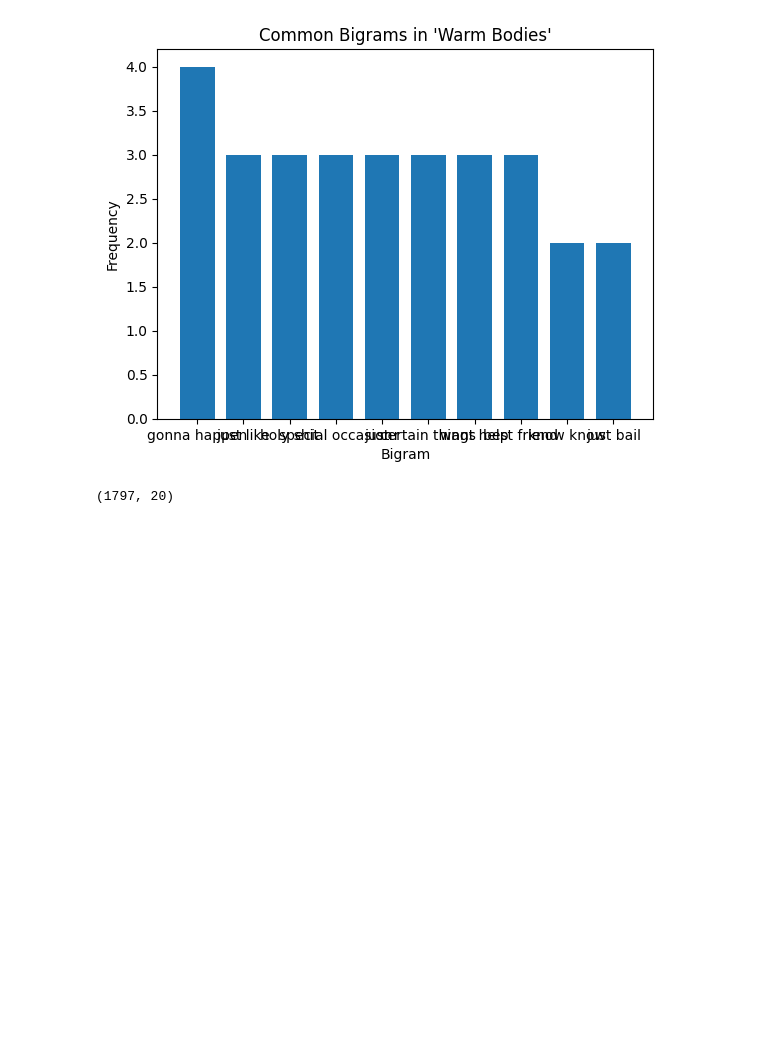
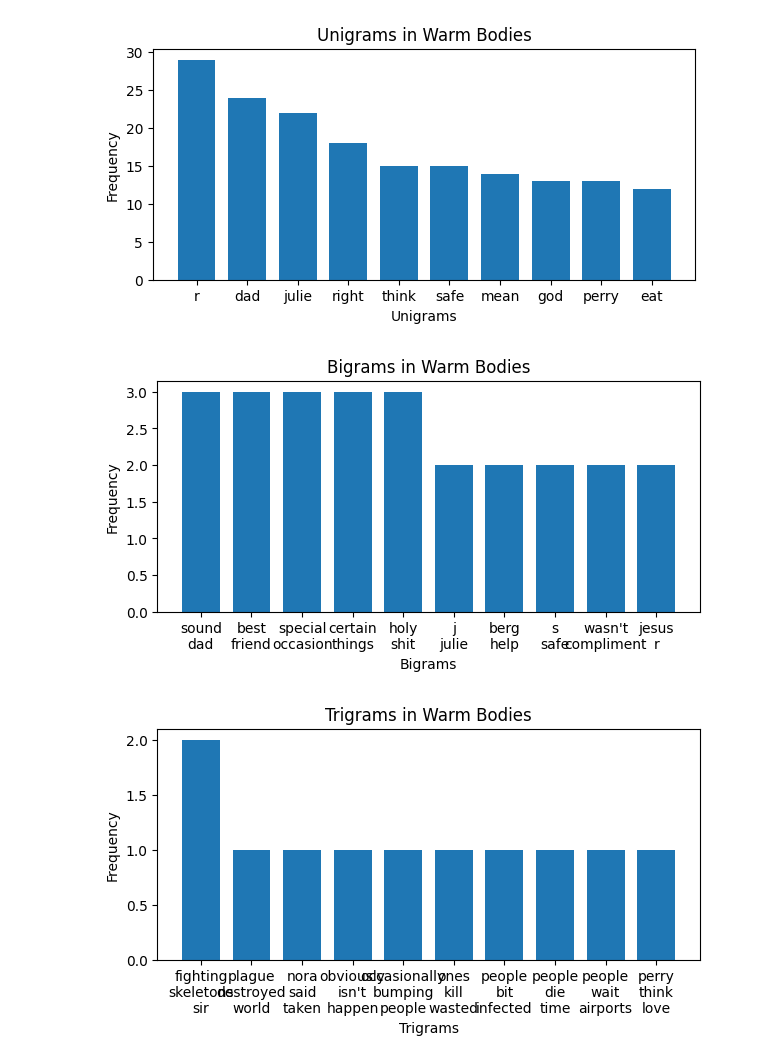
Before and after one commit to craglin/CS6140_Shakespeare_Project, a Jupyter notebook: Sandbox.ipynb, the cells around one changed output. Drawn from its saved outputs; the diff is of its cells as text; code cells hidden in the pictures; blank space fills up the shorter version.

```diff
--- a/Sandbox.ipynb
+++ b/Sandbox.ipynb
@@ -15,15 +15,45 @@ trigram_vec = CountVectorizer(ngram_range=(3, 3))
 modern = [
     'i', 'a', "i'm", "don't", "it's", "i'm", "don't", "it's", "you're",
     "can't", "that's", 'hey', "we're", 'did', "they're", "there's", "he's",
-    "didn't", "i've", "what's", 'hi', 'got', 'happened', 'okay', 'yeah', 'oh'
+    "didn't", "i've", "what's", 'hi', 'got', 'happened', 'okay', 'yeah', 'oh',
+    "just", "know", "like", "gonna", "come", "want", "look", "really"
 ]
 
 historical = [
-
-]
+    'thou', 'thy', 'o', 'thee', 'shall', 'come', 'good', "i'll", 'sir', 'art', 'say', 'doth', 'let', 'like', 'tis', 'did', 'make', 'ay', 'hast', 'till', 'nay', 'ah', 'dost', 'hath'
+    ]
 
 modern_stop_words = list(text.ENGLISH_STOP_WORDS.union(modern))
-# historical_stop_words = text.ENGLISH_STOP_WORDS.union()
+historical_stop_words = list(text.ENGLISH_STOP_WORDS.union(historical))
+# %%
+# Define Multigram Function
+def generate_multigram(df, name, stop_style, k=10, slant=False):
+    for i in range(1, 4):
+        if i == 1:
+            multigram = 'Unigram'
+        elif i == 2:
+            multigram = 'Bigram'
+        elif i == 3:
+            multigram = 'Trigram'
+
+        gram_vec = CountVectorizer(ngram_range=(i, i), stop_words=stop_style, token_pattern=r"\w+\S*\w|\w")
+
+        df_gram = gram_vec.fit_transform(df['PlayerLines'])
+        df_features = gram_vec.get_feature_names_out()
+
+        counts_df = pd.DataFrame(df_gram.toarray(), columns=df_features)
+        counts_df = counts_df.sum().sort_values(ascending=False).reset_index()
+        counts_df.columns = ['multigram', 'count']
+
+        # Plot Histogram of Unigrams
+        plt.figure(figsize=(7, 3))
+        if (slant):
+            plt.xticks(rotation=45, ha='right')
+        plt.title(f"{multigram}s in {name}")
+        plt.xlabel(f"{multigram}s")
+        plt.ylabel("Frequency")
+        plt.bar(counts_df['multigram'].str.replace(' ', '\n')[:k].values, counts_df['count'][:k].values, width=0.75)
+        plt.show()
 # %%
 # Supplemental Shakespeare Data
 """
@@ -335,30 +344,6 @@ plt.show()
-# %%
-# Bigram Analysis
-wb_bigram_vec = CountVectorizer(ngram_range=(2, 2), stop_words=modern_stop_words, token_pattern=r"\w+\S*\w|\w")
-
-wb_bigram = wb_bigram_vec.fit_transform(warm_bodies_df['PlayerLines'])
-wb_bi_features = wb_bigram_vec.get_feature_names_out()
-
-wb_bi_df = pd.DataFrame(wb_bigram.toarray(), columns=wb_bi_features)
-wb_bi_df = wb_bi_df.sum().sort_values(ascending=False).reset_index()[:10]
-wb_bi_df.columns = ['unigram', 'count']
-
-# Plot Histogram of Unigrams
-plt.title("Common Bigrams in 'Warm Bodies'")
-plt.xlabel("Bigram")
-plt.ylabel("Frequency")
-plt.bar(wb_bi_df['unigram'].replace(' ', '\n').values, wb_bi_df['count'].values, width=0.75)
-plt.show()
-# %% [output]
-[figure, removed]
-# %%
-from sklearn.datasets import load_digits
-from sklearn.feature_selection import SelectKBest, chi2
-X, y = load_digits(return_X_y=True)
-# y
-# y.shape
-
-X_new = SelectKBest(chi2, k=20).fit_transform(X, y)
-X_new.shape
-# %% [output]
-(1797, 20)
+# %%
+generate_multigram(warm_bodies_df, "Warm Bodies", modern_stop_words)
+# %% [output]
+[figure, added]
+[figure, added]
+[figure, added]
```
Also changed, not shown: parts of 6 cells of this notebook, 15 other files.
